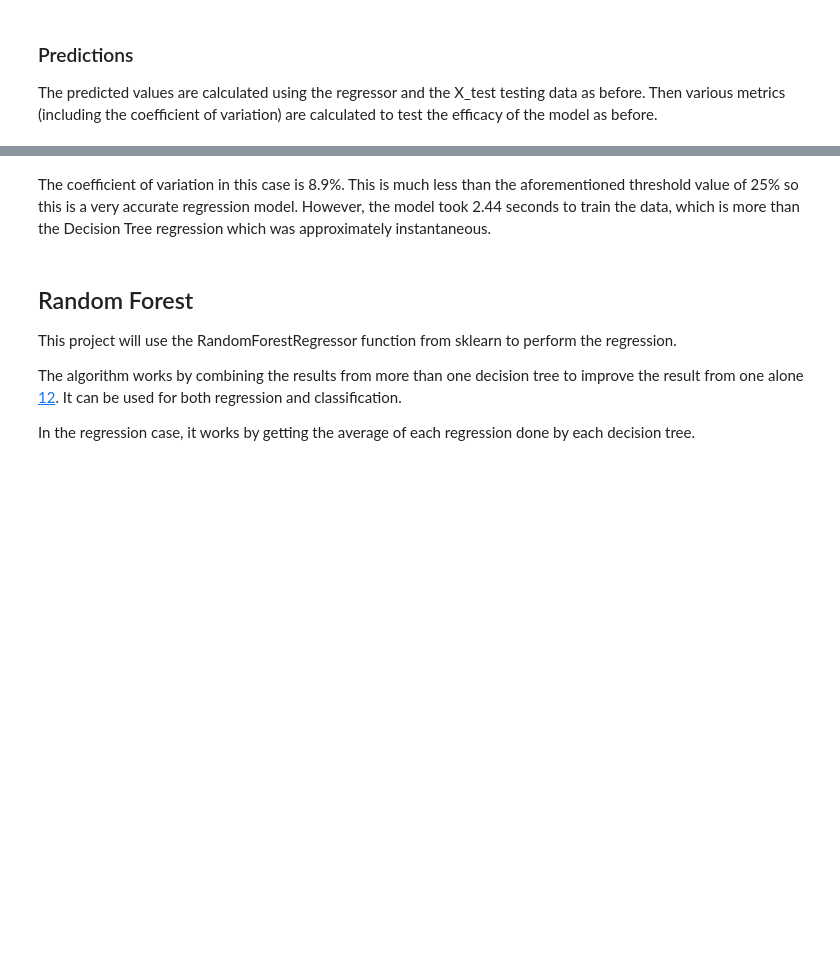
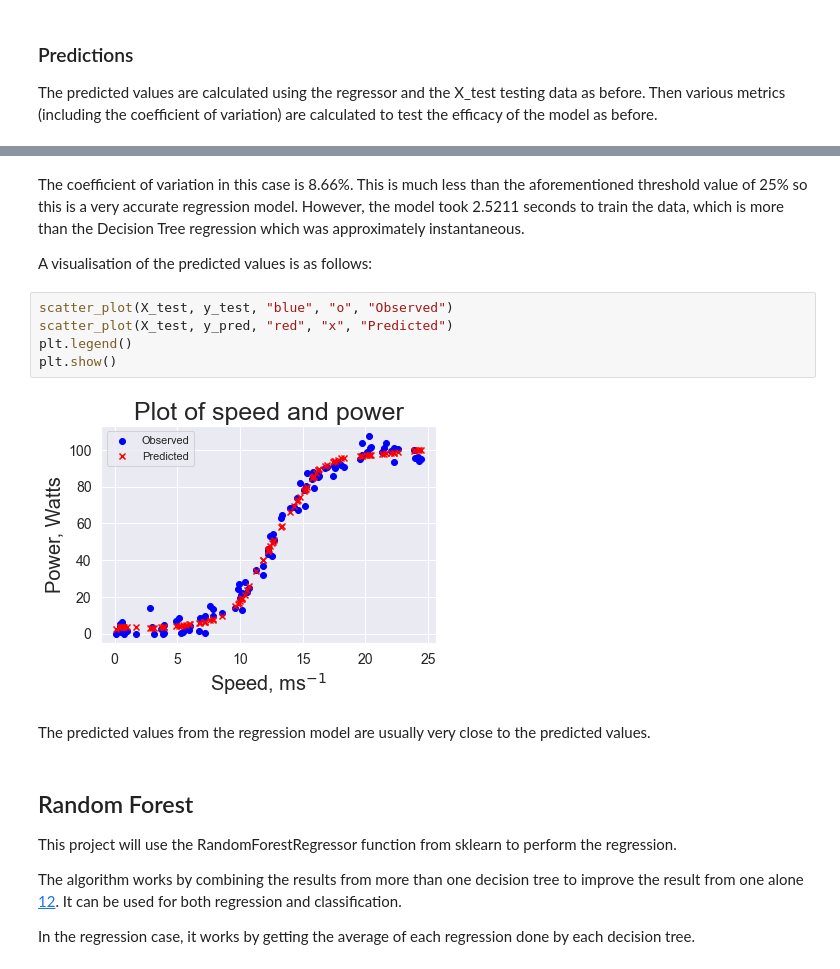
Before and after one commit to AlanQuille/machinelearningProject, a Jupyter notebook: Project2020.ipynb, the cells around one changed output, grey strips where cells are left out. Cells and saved outputs as stored; diff of their text form; blank space fills up the shorter version.

```diff
--- a/Project2020.ipynb
+++ b/Project2020.ipynb
@@ -237,5 +248,16 @@ Coefficient of variation: 8.901709605085275
 # %% [markdown]
-The coefficient of variation in this case is 8.9%. This is much less than the aforementioned threshold value of 25% so this is a very accurate regression model. However, the model took 2.44 seconds to train the data, which is more than the Decision Tree regression which was approximately instantaneous.
+The coefficient of variation in this case is 8.66%. This is much less than the aforementioned threshold value of 25% so this is a very accurate regression model. However, the model took 2.5211 seconds to train the data, which is more than the Decision Tree regression which was approximately instantaneous.
+
+A visualisation of the predicted values is as follows:
+# %%
+scatter_plot(X_test, y_test, "blue", "o", "Observed")
+scatter_plot(X_test, y_pred, "red", "x", "Predicted")
+plt.legend()
+plt.show()
+# %% [output]
+[figure, added]
+# %% [markdown]
+The predicted values from the regression model are usually very close to the predicted values.
 # %% [markdown]
 ## Random Forest <a name="randfor"></a>
 This project will use the RandomForestRegressor function from sklearn to perform the regression.
```
Also changed, not shown: parts of 10 cells of this notebook.
